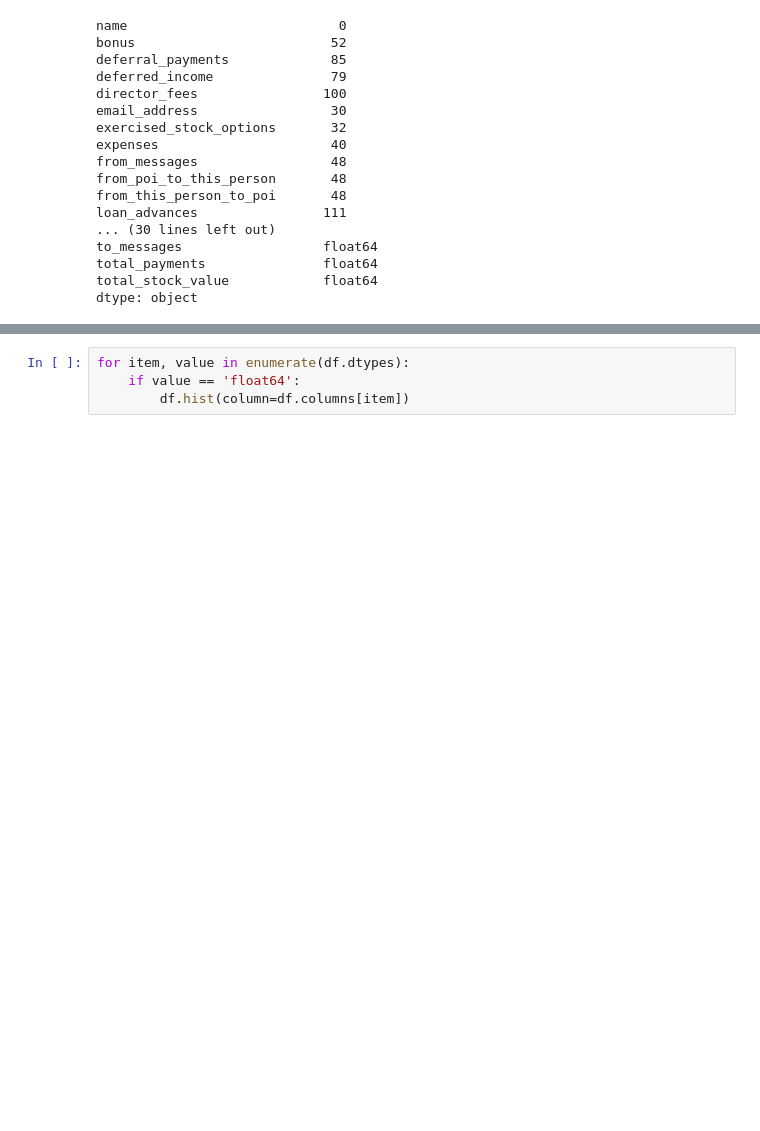
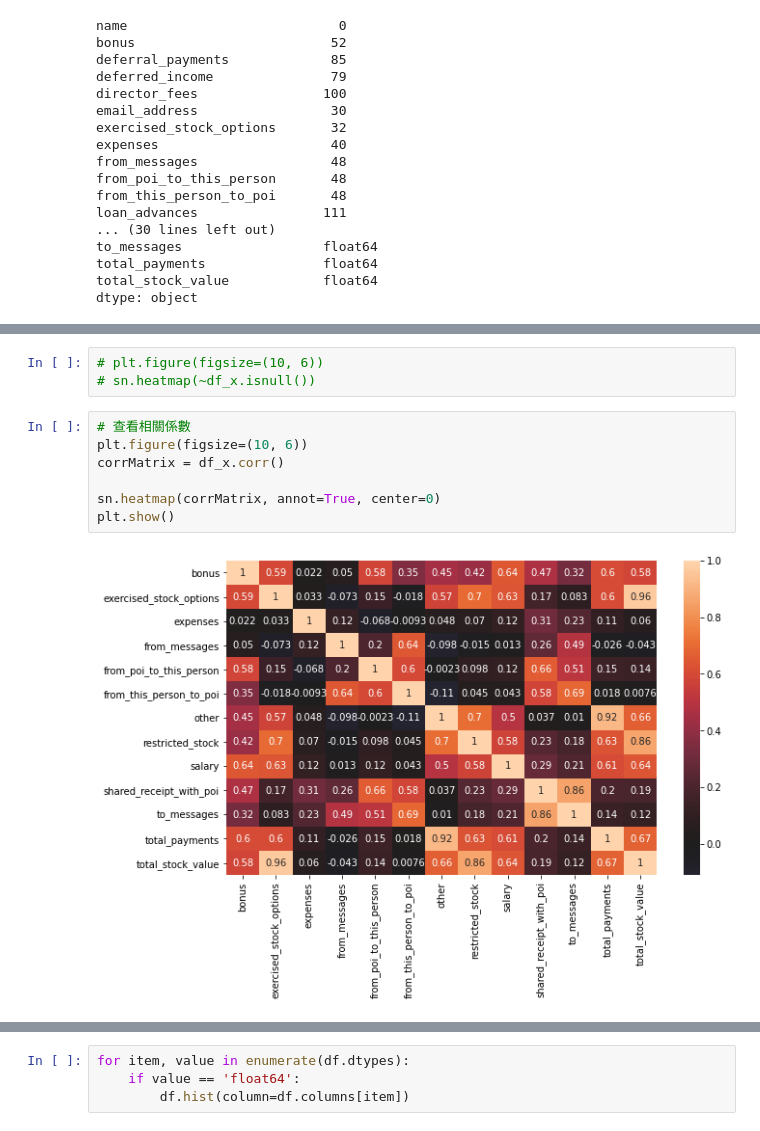
Before and after one commit to mmmiachennn/cupoy_learn, a Jupyter notebook: 期中考.ipynb, the cells around one changed output, grey strips where cells are left out. Saved outputs shown, nothing was run; the diff lists cells and outputs as text; blank space fills up the shorter version.

```diff
--- a/期中考.ipynb
+++ b/期中考.ipynb
@@ -243,0 +106,12 @@ test_ans.to_csv(r'D:\cupoy_learn\Midterm_test\test_pred_1.csv', index=False)
+# %%
+# plt.figure(figsize=(10, 6))
+# sn.heatmap(~df_x.isnull())
+# %%
+# 查看相關係數
+plt.figure(figsize=(10, 6))
+corrMatrix = df_x.corr()
+
+sn.heatmap(corrMatrix, annot=True, center=0)
+plt.show()
+# %% [output]
+[figure, added]
```
Also changed, not shown: parts of 49 cells of this notebook, 8 other files.
